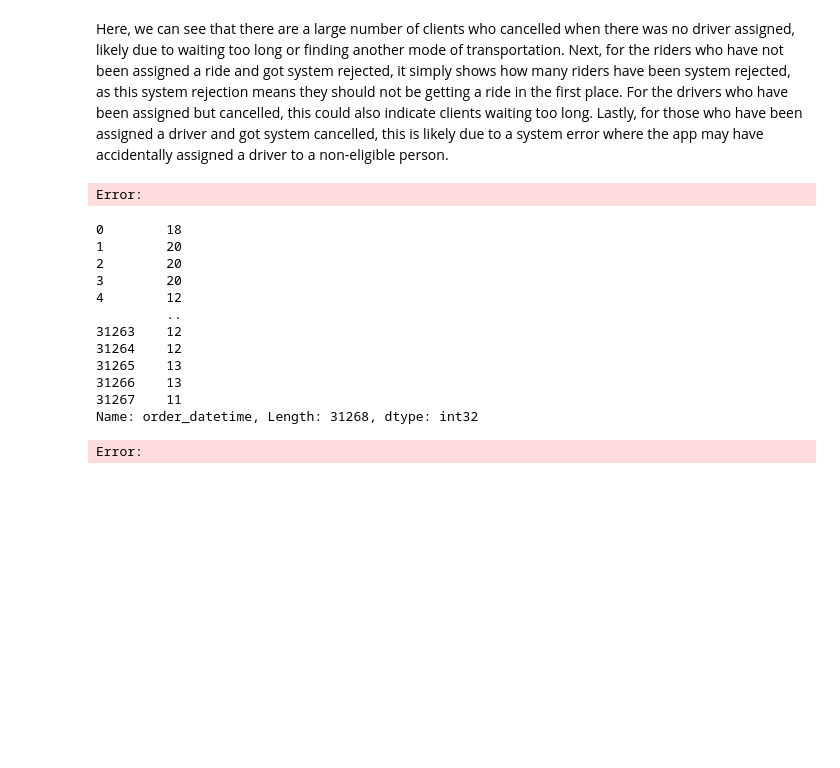
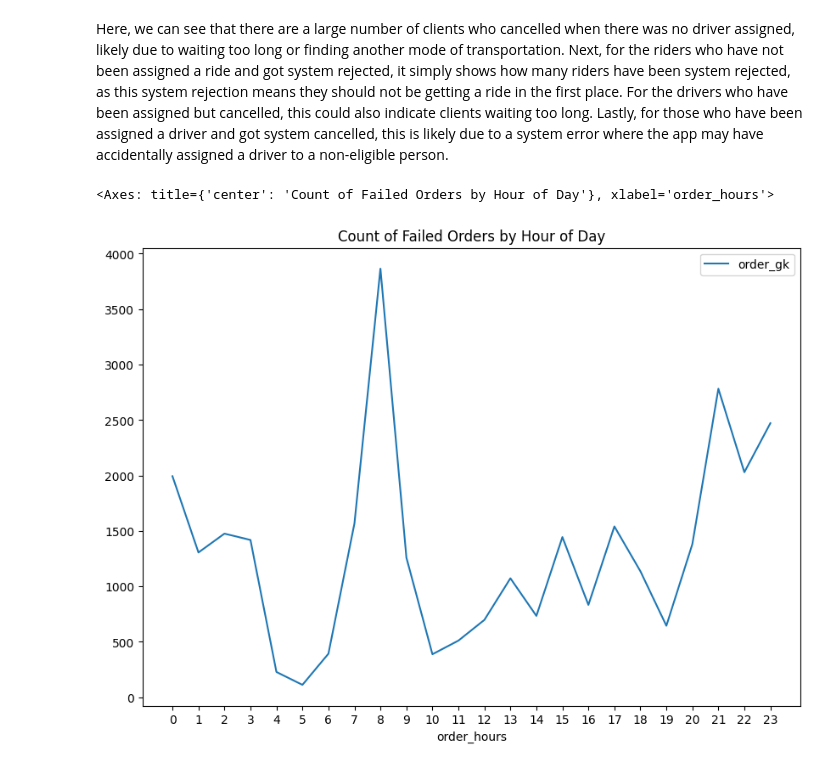
Before and after one commit to EWang229/GetTaxi_Failed_Order_Insights, a Jupyter notebook: notebook/worknotebook.ipynb, the cells around one changed output. Saved outputs shown, nothing was run; the diff lists cells and outputs as text; code cells hidden in the pictures; blank space fills up the shorter version.

```diff
--- a/notebook/worknotebook.ipynb
+++ b/notebook/worknotebook.ipynb
@@ -39,25 +33,15 @@ Error:
 # %% [markdown]
 Here, we can see that there are a large number of clients who cancelled when there was no driver assigned, likely due to waiting too long or finding another mode of transportation. Next, for the riders who have not been assigned a ride and got system rejected, it simply shows how many riders have been system rejected, as this system rejection means they should not be getting a ride in the first place. For the drivers who have been assigned but cancelled, this could also indicate clients waiting too long. Lastly, for those who have been assigned a driver and got system cancelled, this is likely due to a system error where the app may have accidentally assigned a driver to a non-eligible person.
 # %%
-df["order_hours"] = df["order_datetime"] = pd.to_datetime(
+df["order_hours"] = pd.to_datetime(
     df["order_datetime"],
     format="%H:%M:%S"
 ).dt.hour
-# %% [output]
-Error:
 # %%
-df["order_datetime"]
+df.groupby(by = "order_hours")["order_gk"].count().plot(figsize=(10, 7),
+                                                         legend=True,
+                                                         xticks=range(0, 24),
+                                                         title="Count of Failed Orders by Hour of Day")
 # %% [output]
-0        18
-1        20
-2        20
-3        20
-4        12
-         ..
-31263    12
-31264    12
-31265    13
-31266    13
-31267    11
-Name: order_datetime, Length: 31268, dtype: int32
+<Axes: title={'center': 'Count of Failed Orders by Hour of Day'}, xlabel='order_hours'>
-Error:
+[figure, added]
```
Also changed, not shown: parts of 6 cells of this notebook, 3 other files.
